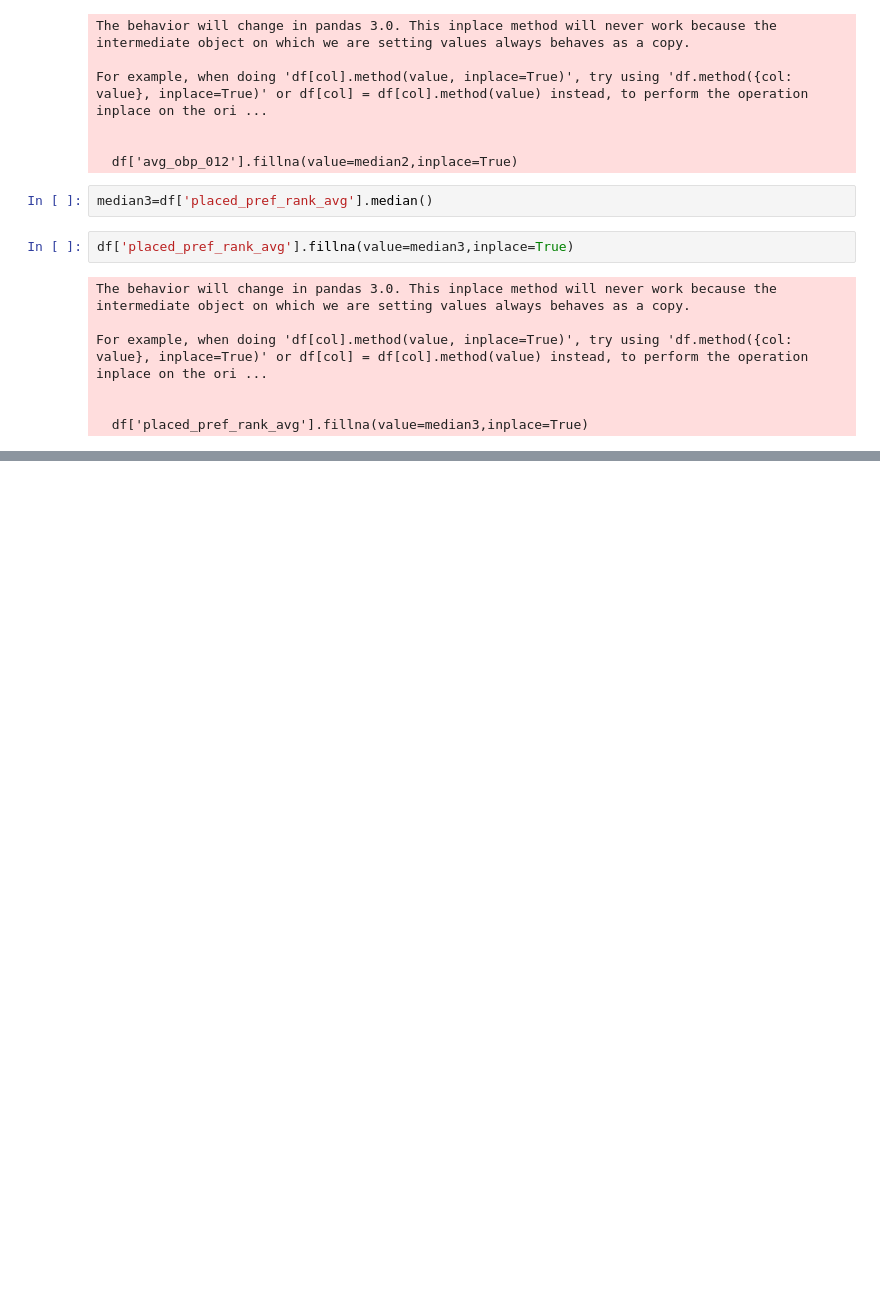
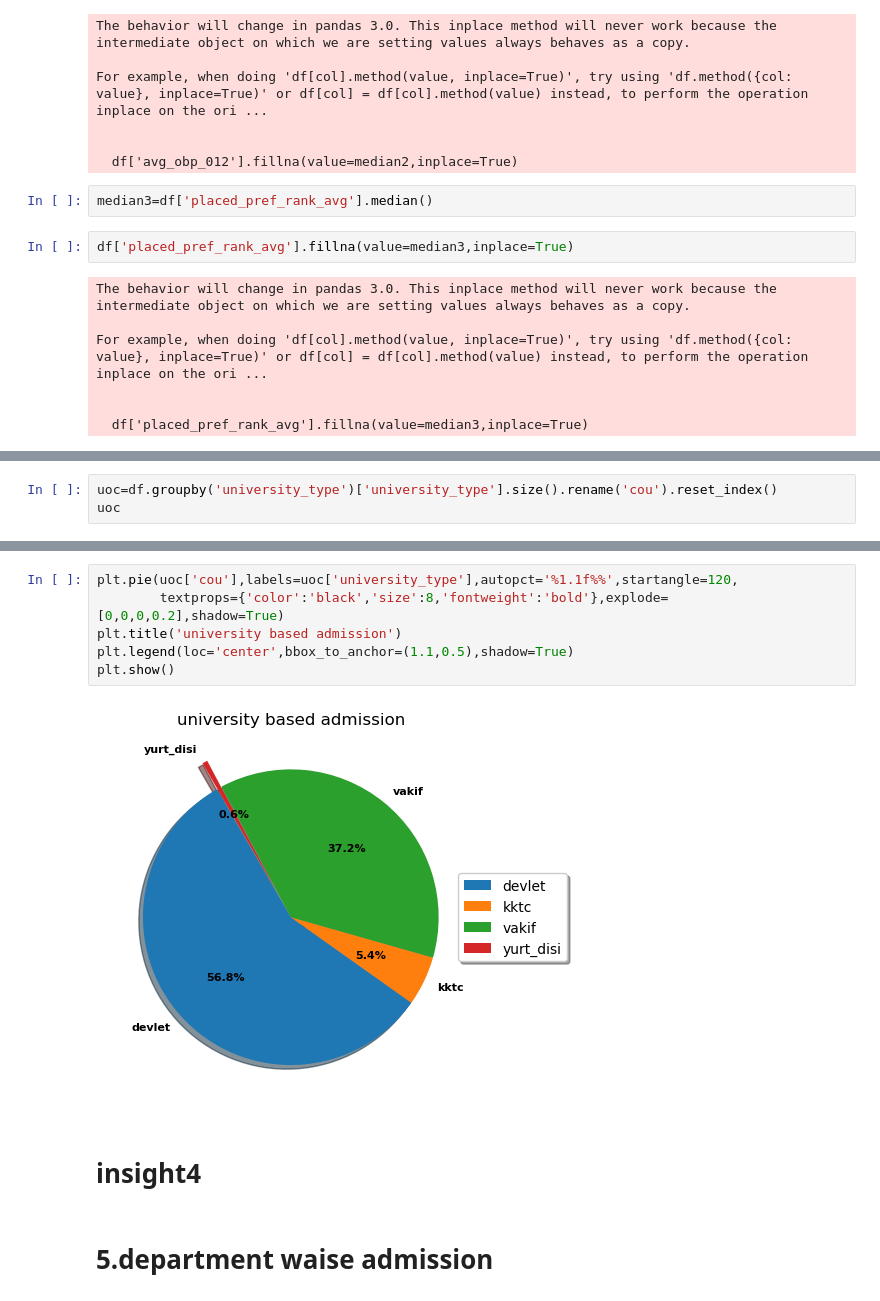
Before and after one commit to nikitagh712-ai/Turkish-Admission-EDA, a Jupyter notebook: eda1.ipynb, the cells around one changed output, grey strips where cells are left out. Saved outputs shown, nothing was run; the diff lists cells and outputs as text; blank space fills up the shorter version.

```diff
--- a/eda1.ipynb
+++ b/eda1.ipynb
@@ -225,0 +351,3 @@ For example, when doing 'df[col].method(value, inplace=True)', try using 'df.met
+# %%
+uoc=df.groupby('university_type')['university_type'].size().rename('cou').reset_index()
+uoc
@@ -225,0 +360,12 @@ For example, when doing 'df[col].method(value, inplace=True)', try using 'df.met
+# %%
+plt.pie(uoc['cou'],labels=uoc['university_type'],autopct='%1.1f%%',startangle=120,
+        textprops={'color':'black','size':8,'fontweight':'bold'},explode=[0,0,0,0.2],shadow=True)
+plt.title('university based admission')
+plt.legend(loc='center',bbox_to_anchor=(1.1,0.5),shadow=True)
+plt.show()
+# %% [output]
+[figure, added]
+# %% [markdown]
+# insight4
+# %% [markdown]
+# 5.department waise admission
```
Also changed, not shown: parts of 29 cells of this notebook.
